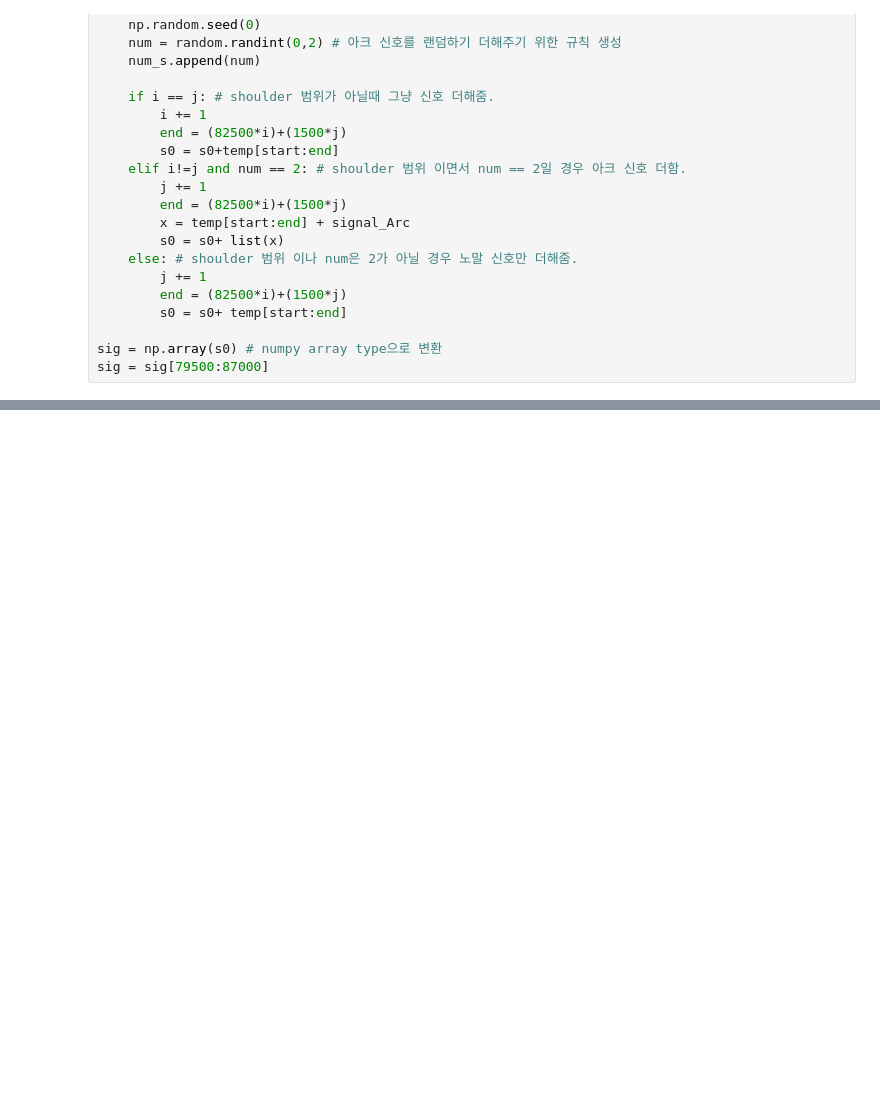
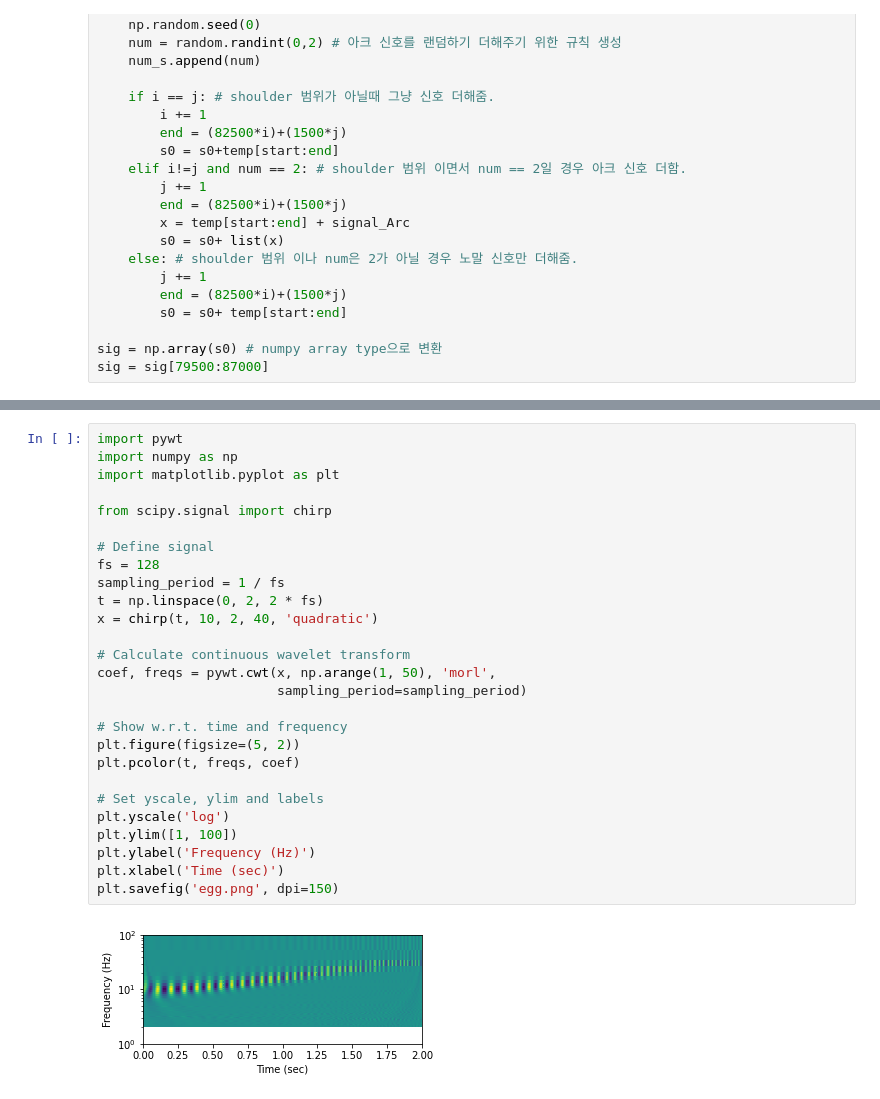
Before and after one commit to blue-monkey0/SideProject, a Jupyter notebook: Arc-Fault/wavelet_transform.ipynb, the cells around one changed output, grey strips where cells are left out. Drawn from its saved outputs; the diff is of its cells as text; blank space fills up the shorter version.

```diff
--- a/Arc-Fault/wavelet_transform.ipynb
+++ b/Arc-Fault/wavelet_transform.ipynb
@@ -328,0 +286,29 @@ plt.show()
+# %%
+import pywt
+import numpy as np
+import matplotlib.pyplot as plt
+
+from scipy.signal import chirp
+
+# Define signal
+fs = 128
+sampling_period = 1 / fs
+t = np.linspace(0, 2, 2 * fs)
+x = chirp(t, 10, 2, 40, 'quadratic')
+
+# Calculate continuous wavelet transform
+coef, freqs = pywt.cwt(x, np.arange(1, 50), 'morl',
+                       sampling_period=sampling_period)
+
+# Show w.r.t. time and frequency
+plt.figure(figsize=(5, 2))
+plt.pcolor(t, freqs, coef)
+
+# Set yscale, ylim and labels
+plt.yscale('log')
+plt.ylim([1, 100])
+plt.ylabel('Frequency (Hz)')
+plt.xlabel('Time (sec)')
+plt.savefig('egg.png', dpi=150)
+# %% [output]
+[figure, added]
```
Also changed, not shown: parts of 7 cells of this notebook.
